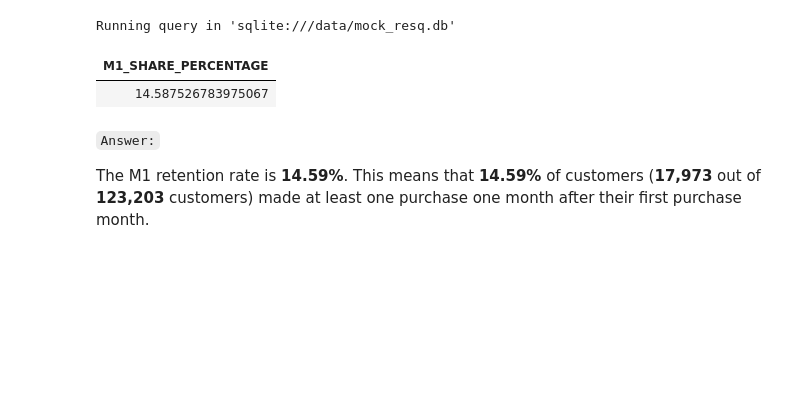
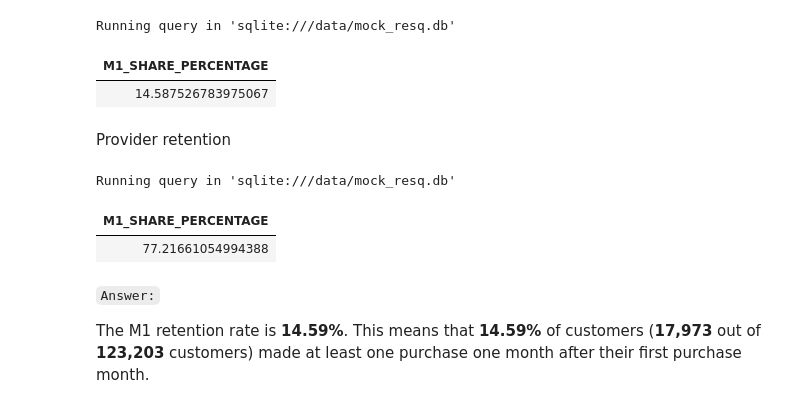
Before and after one commit to kennedyopokuasare/ResqCLV, a Jupyter notebook: data-exploration-and-pipeline.ipynb, the cells around one changed output. Saved outputs shown, nothing was run; the diff lists cells and outputs as text; code cells hidden in the pictures; blank space fills up the shorter version.

```diff
--- a/data-exploration-and-pipeline.ipynb
+++ b/data-exploration-and-pipeline.ipynb
@@ -362,6 +361,54 @@ WITH FIRSTORDERDATES AS (
 Running query in 'sqlite:///data/mock_resq.db'
 | M1_SHARE_PERCENTAGE |
 | 14.587526783975067 |
+# %% [markdown]
+Provider retention
+# %%
+%%sql
+
+WITH FIRSTORDERDATES AS (
+        SELECT
+            providerId,
+            strftime('%Y-%m-01', MIN(DATE(CREATEDAT)))  AS COHORT_DATE
+        FROM ORDERS
+        GROUP BY providerId
+    ),
+    AT_LEAST_ONE_ORDER_PER_MONTH AS (
+        SELECT
+            providerId,
+            MAX(CREATEDAT) AS PURCHASE_DATE
+        FROM ORDERS
+        GROUP BY providerId, strftime('%Y-%m-01', CREATEDAT)
+    ),
+    RETENTION_TABLE AS (
+        SELECT
+            O.providerId,
+            FOD.COHORT_DATE,
+            O.PURCHASE_DATE,
+            ((strftime('%Y', O.PURCHASE_DATE) - strftime('%Y', FOD.COHORT_DATE)) * 12) +
+            (strftime('%m', O.PURCHASE_DATE) - strftime('%m', FOD.COHORT_DATE)) AS MONTHS_SINCE_FIRST_PURCHASE
+        FROM AT_LEAST_ONE_ORDER_PER_MONTH O
+        LEFT JOIN FIRSTORDERDATES FOD ON O.providerId = FOD.providerId
+        ORDER BY FOD.COHORT_DATE, O.providerId, O.PURCHASE_DATE
+    )
+
+    SELECT
+    (
+        CAST(
+        (
+            SELECT COUNT(*)
+            FROM RETENTION_TABLE
+            WHERE MONTHS_SINCE_FIRST_PURCHASE = 1
+        ) AS REAL) /
+        CAST(
+            (
+                SELECT COUNT(DISTINCT(providerId)) FROM RETENTION_TABLE
+            ) AS REAL)
+    ) * 100 AS M1_SHARE_PERCENTAGE
+# %% [output]
+Running query in 'sqlite:///data/mock_resq.db'
+| M1_SHARE_PERCENTAGE |
+| 77.21661054994388 |
 # %% [markdown]
 `Answer:`
 
```
Also changed, not shown: parts of 20 cells of this notebook, 3 other files.
